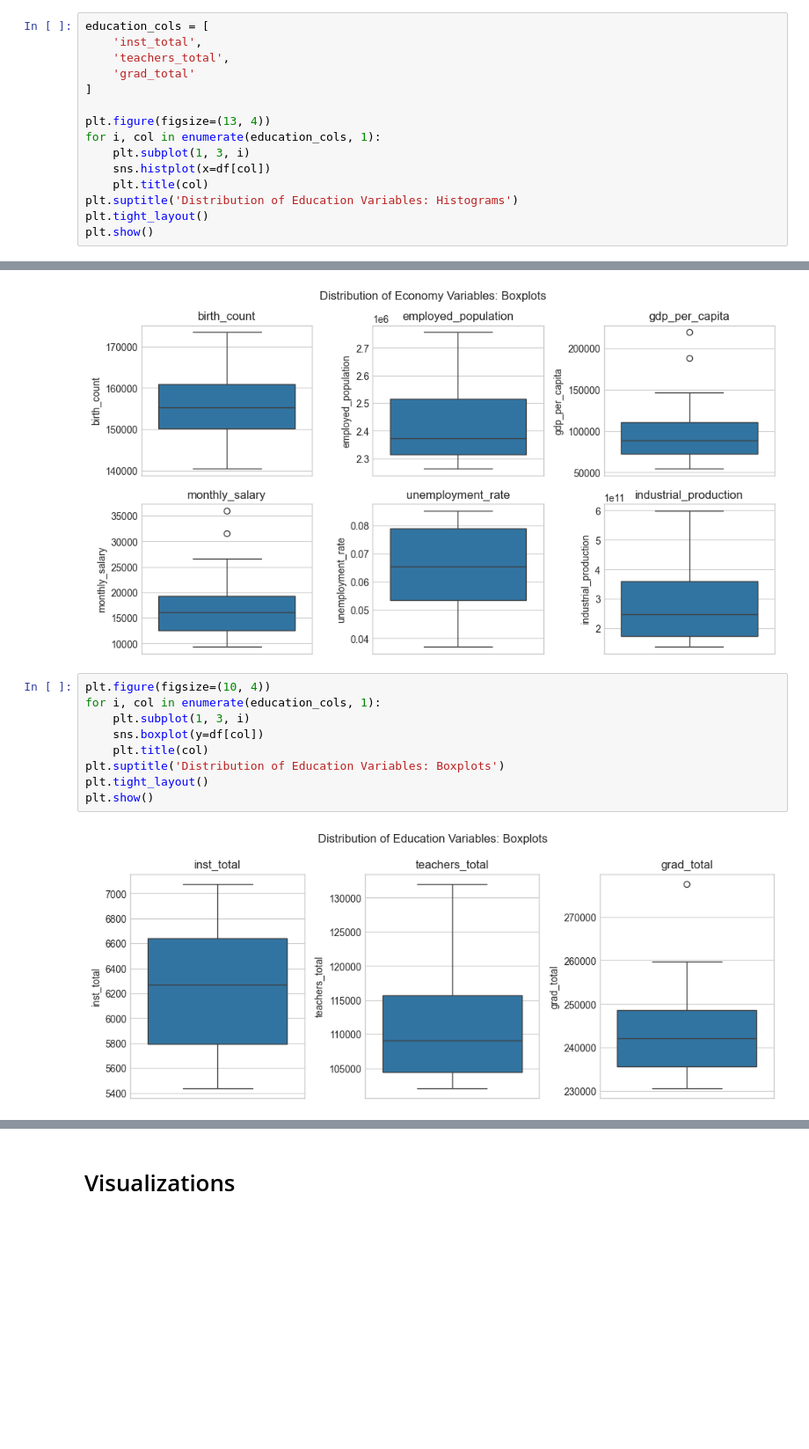
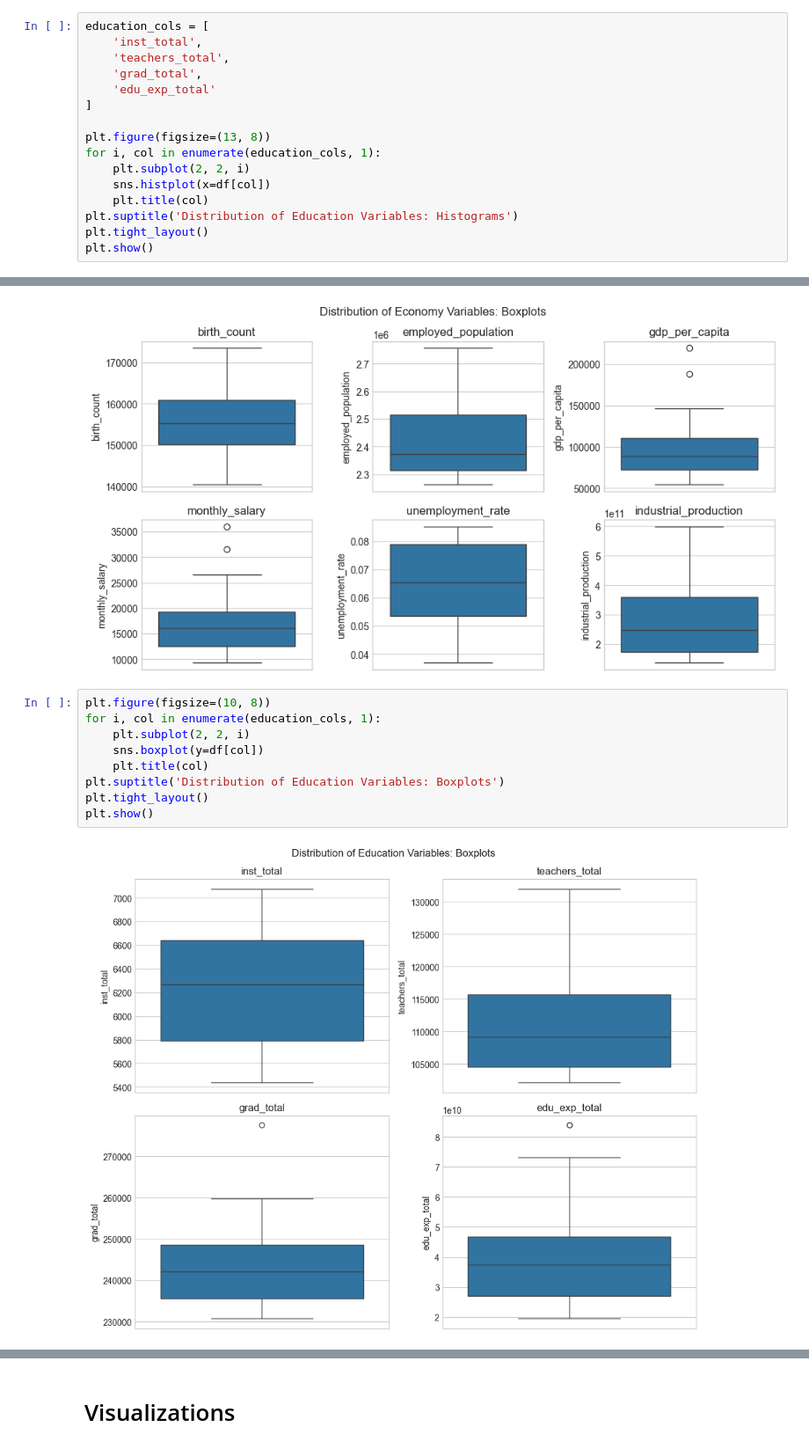
Before and after one commit to rus5sp/DAV-Project, a Jupyter notebook: eda.ipynb, the cells around one changed output, grey strips where cells are left out. Shown at 88% size. Drawn from its saved outputs; the diff is of its cells as text; blank space fills up the shorter version.

```diff
--- a/eda.ipynb
+++ b/eda.ipynb
@@ -137,12 +143,13 @@ plt.show()
 education_cols = [
     'inst_total',
     'teachers_total',
-    'grad_total'
+    'grad_total',
+    'edu_exp_total'
 ]
 
-plt.figure(figsize=(13, 4))
+plt.figure(figsize=(13, 8))
 for i, col in enumerate(education_cols, 1):
-    plt.subplot(1, 3, i)
+    plt.subplot(2, 2, i)
     sns.histplot(x=df[col])
     plt.title(col)
 plt.suptitle('Distribution of Education Variables: Histograms')
@@ -162,16 +169,16 @@ plt.show()
 # %% [output]
 [figure]
 # %%
-plt.figure(figsize=(10, 4))
+plt.figure(figsize=(10, 8))
 for i, col in enumerate(education_cols, 1):
-    plt.subplot(1, 3, i)
+    plt.subplot(2, 2, i)
     sns.boxplot(y=df[col])
     plt.title(col)
 plt.suptitle('Distribution of Education Variables: Boxplots')
 plt.tight_layout()
 plt.show()
 # %% [output]
-[figure, old version]
+[figure, new version]
 # %% [markdown]
 Most variables are right-skewed, likely because economic values stayed low for a long time. Growth is probably a recent trend.
 
```
Also changed, not shown: parts of 8 cells of this notebook, 4 other files.
